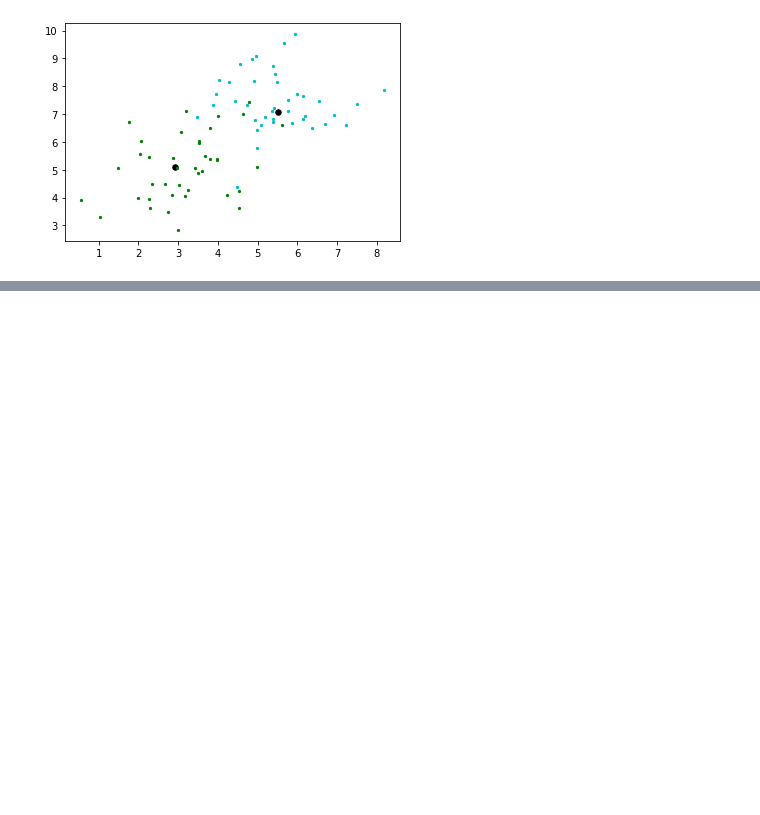
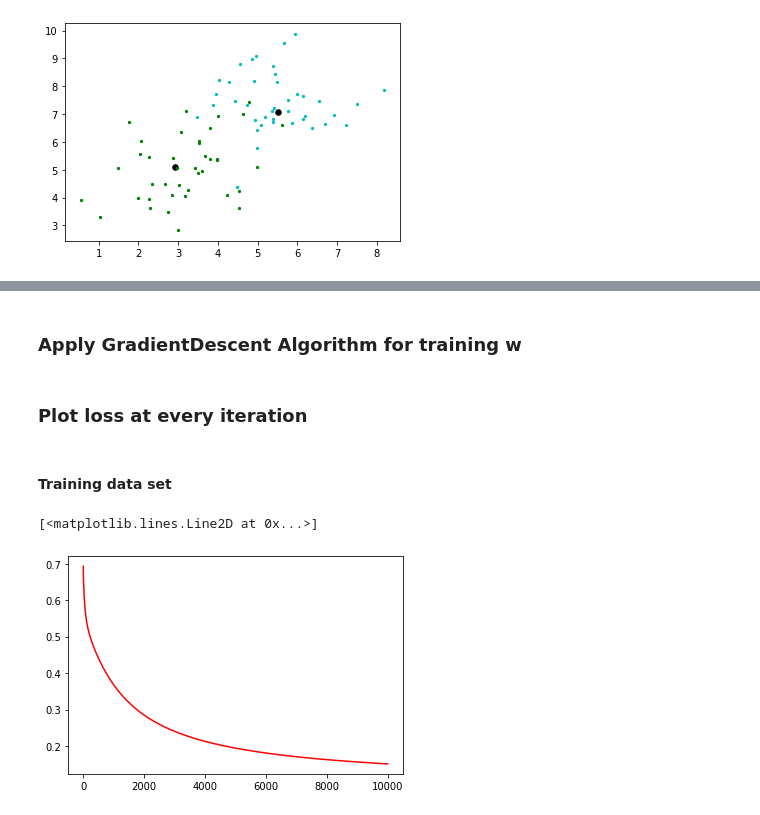
Before and after one commit to icdsw07/machineLearning, a Jupyter notebook: Assignment01.ipynb, the cells around one changed output, grey strips where cells are left out. Saved outputs shown, nothing was run; the diff lists cells and outputs as text; code cells hidden in the pictures; blank space fills up the shorter version.

Commit message:
Plot the learning curves

```diff
--- a/Assignment01.ipynb
+++ b/Assignment01.ipynb
@@ -60,0 +96,5 @@ p1_noise_train.shape
+# %%
+loss_list = []
+loss_list_test = []
+accuracy_list = []
+accuracy_list_test = []
@@ -60,0 +123,2 @@ p1_noise_train.shape
+# %% [markdown]
+### Apply GradientDescent Algorithm for training w
@@ -60,0 +127,9 @@ p1_noise_train.shape
+# %% [markdown]
+### Plot loss at every iteration
+# %% [markdown]
+#### Training data set
+# %%
+plt.plot(loss_list, 'r')
+# %% [output]
+[<matplotlib.lines.Line2D at 0x...>]
+[figure, added]
```
Also changed, not shown: parts of 36 cells of this notebook.
